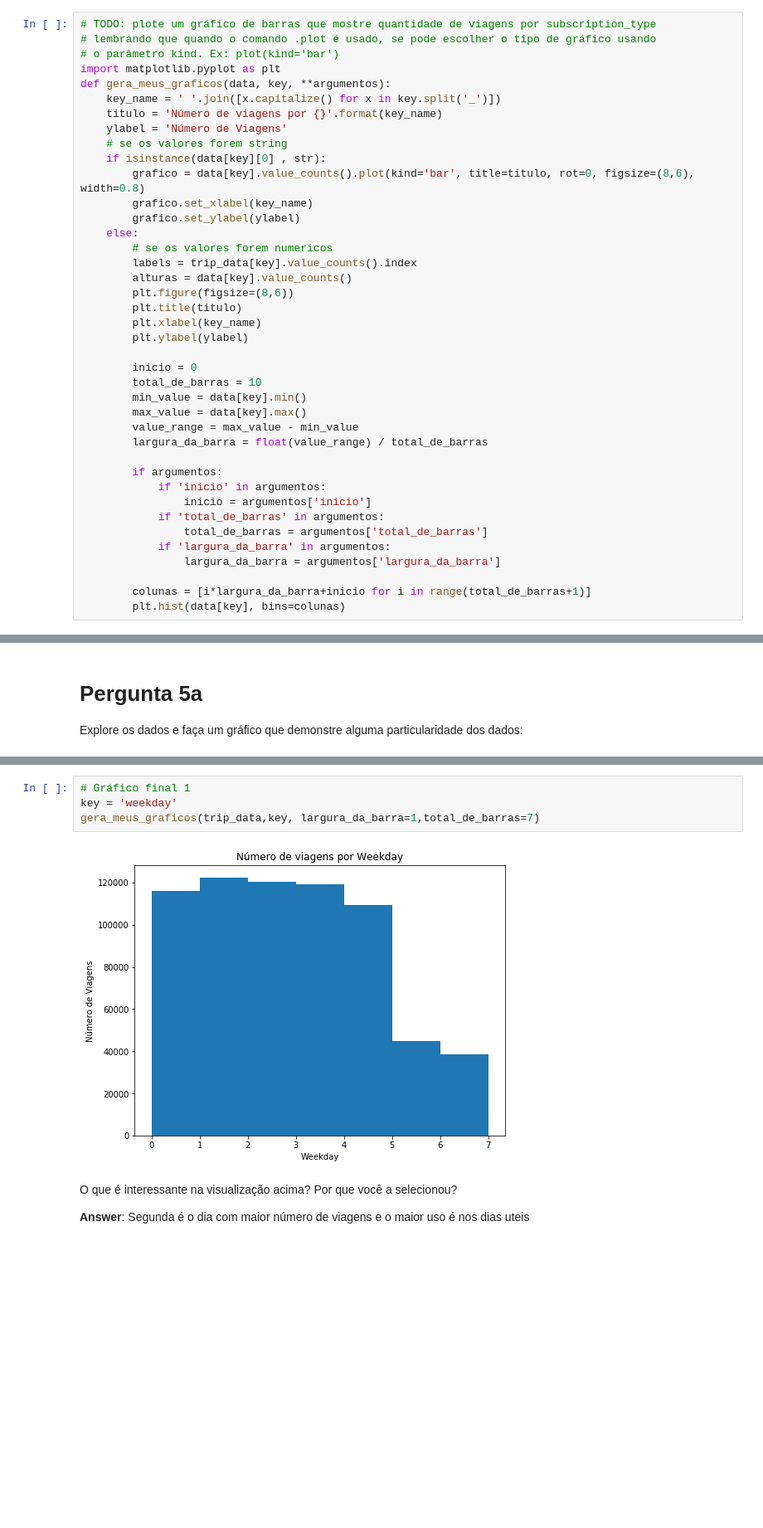
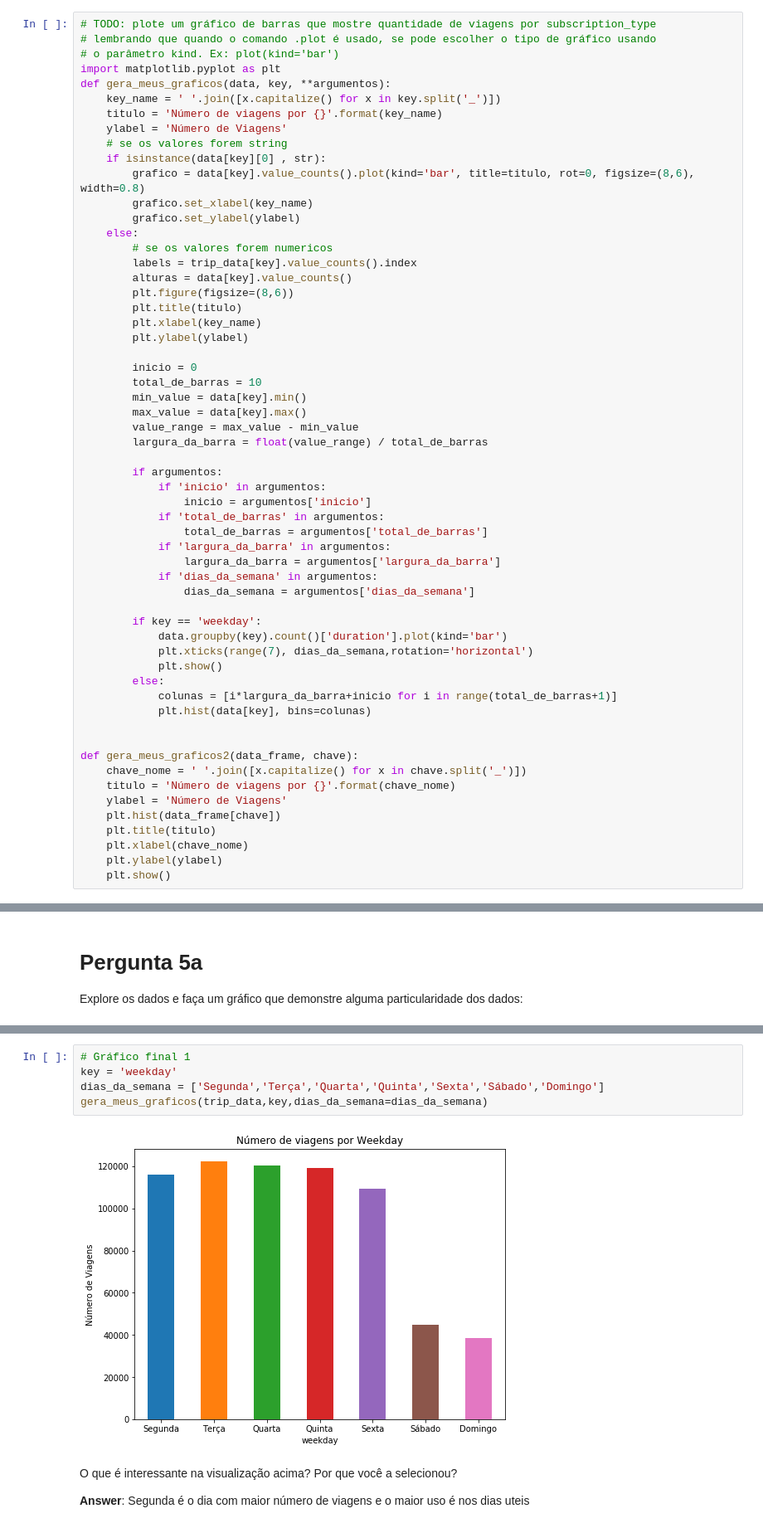
Before and after one commit to lpmagalhaes/projeto_bsb_ndsi, a Jupyter notebook: Analise_Bay_Area_Bike_Share-NDFDSI.ipynb, the cells around one changed output, grey strips where cells are left out. Shown at 83% size. Drawn from its saved outputs; the diff is of its cells as text; blank space fills up the shorter version.

```diff
--- a/Analise_Bay_Area_Bike_Share-NDFDSI.ipynb
+++ b/Analise_Bay_Area_Bike_Share-NDFDSI.ipynb
@@ -327,9 +327,27 @@ def gera_meus_graficos(data, key, **argumentos):
                 total_de_barras = argumentos['total_de_barras']
             if 'largura_da_barra' in argumentos:
                 largura_da_barra = argumentos['largura_da_barra']
+            if 'dias_da_semana' in argumentos:
+                dias_da_semana = argumentos['dias_da_semana']
 
-        colunas = [i*largura_da_barra+inicio for i in range(total_de_barras+1)]
-        plt.hist(data[key], bins=colunas)
+        if key == 'weekday':
+            data.groupby(key).count()['duration'].plot(kind='bar')
+            plt.xticks(range(7), dias_da_semana,rotation='horizontal')
+            plt.show()
+        else:
+            colunas = [i*largura_da_barra+inicio for i in range(total_de_barras+1)]
+            plt.hist(data[key], bins=colunas)
+
+
+def gera_meus_graficos2(data_frame, chave):
+    chave_nome = ' '.join([x.capitalize() for x in chave.split('_')])
+    titulo = 'Número de viagens por {}'.format(chave_nome)
+    ylabel = 'Número de Viagens'
+    plt.hist(data_frame[chave])
+    plt.title(titulo)
+    plt.xlabel(chave_nome)
+    plt.ylabel(ylabel)
+    plt.show()
 # %%
 key = 'subscription_type'
 gera_meus_graficos(trip_data, key)
@@ -482,9 +494,10 @@ São Francisco é o lugar com maior uso
 # %%
 # Gráfico final 1
 key = 'weekday'
-gera_meus_graficos(trip_data,key, largura_da_barra=1,total_de_barras=7)
+dias_da_semana = ['Segunda','Terça','Quarta','Quinta','Sexta','Sábado','Domingo']
+gera_meus_graficos(trip_data,key,dias_da_semana=dias_da_semana)
 # %% [output]
-[figure, old version]
+[figure, new version]
 # %% [markdown]
 O que é interessante na visualização acima? Por que você a selecionou?
 
```
Also changed, not shown: parts of 5 cells of this notebook, 1 other file.
